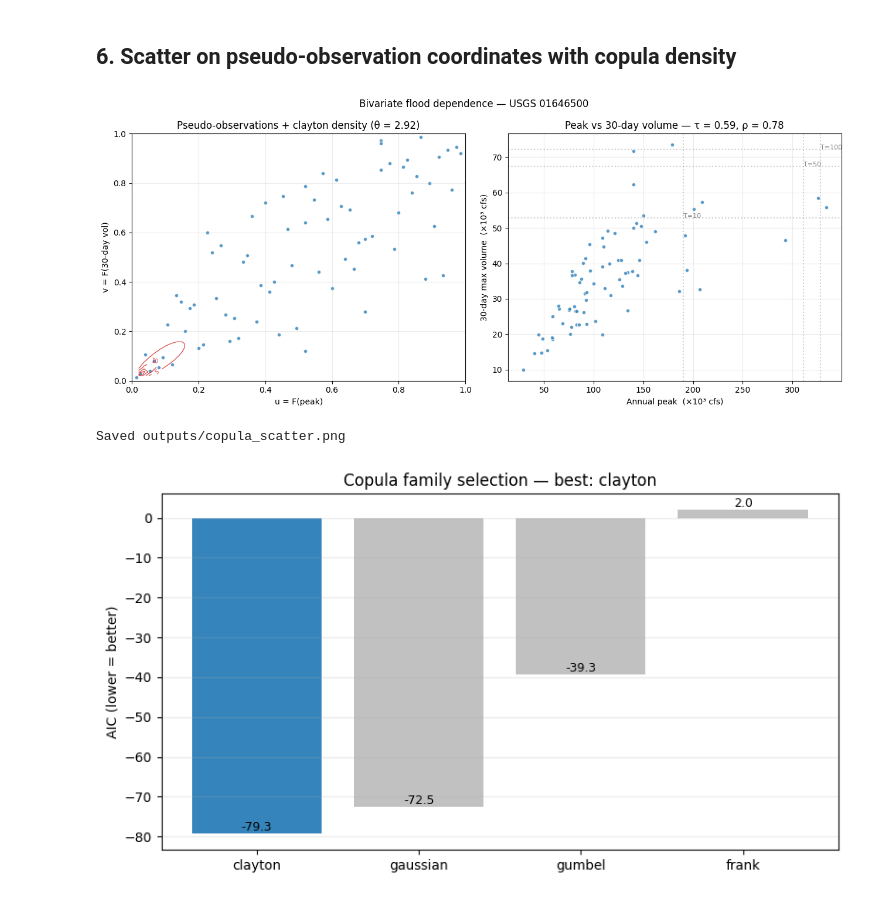
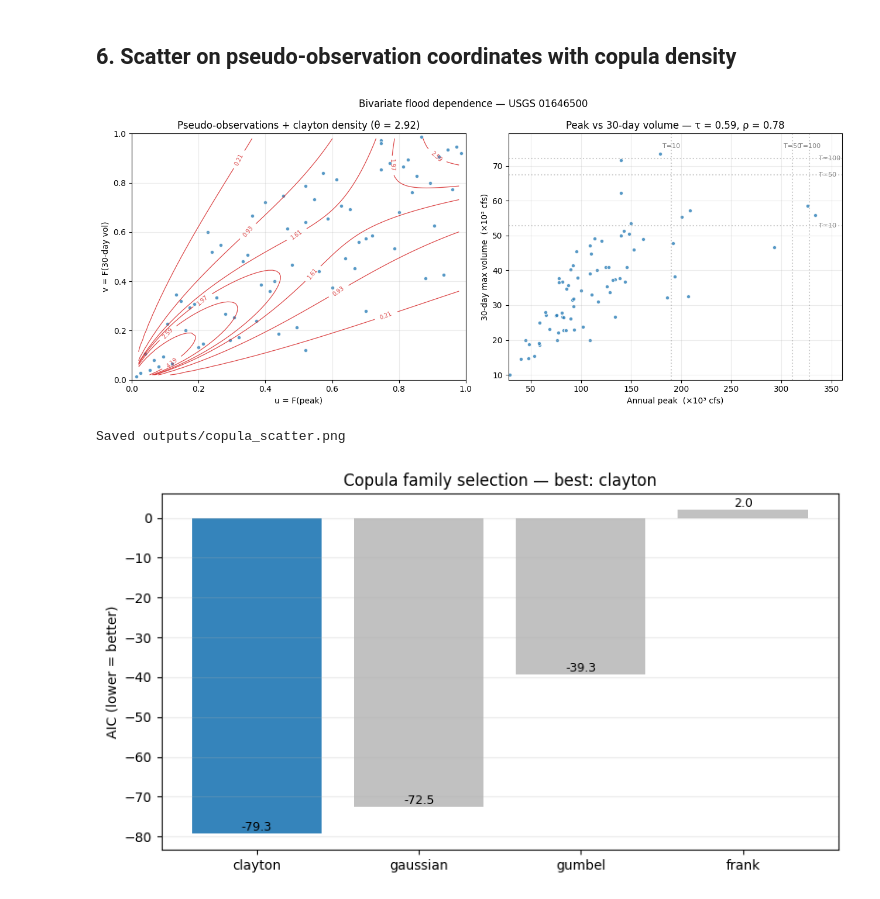
Before and after one commit to Rekin226/aquascope-demos, a Jupyter notebook: 05_potomac_copula/notebook.ipynb, the cells around one changed output. Drawn from its saved outputs; the diff is of its cells as text; code cells hidden in the pictures.

```diff
--- a/05_potomac_copula/notebook.ipynb
+++ b/05_potomac_copula/notebook.ipynb
@@ -213,41 +213,58 @@ Saved outputs/joint_return_periods.csv
 # %% [markdown]
 ## 6. Scatter on pseudo-observation coordinates with copula density
 # %%
-uu, vv = np.meshgrid(np.linspace(0.02, 0.98, 60), np.linspace(0.02, 0.98, 60))
+# Build the density grid on the unit square.
+uu, vv = np.meshgrid(np.linspace(0.02, 0.98, 80), np.linspace(0.02, 0.98, 80))
 den = np.zeros_like(uu)
 for i in range(uu.shape[0]):
     for j in range(uu.shape[1]):
         den[i, j] = copula_density(uu[i, j], vv[i, j], best.family, best.parameter)
 
+# Clayton has lower-tail dependence: density spikes near (0,0). Linear contour
+# levels collapse to one corner. Use quantile-based levels of the density grid
+# so contours span the whole panel where the copula has structure.
+qlevels = np.quantile(den[den > 0], [0.30, 0.55, 0.75, 0.88, 0.95, 0.985])
+qlevels = np.unique(np.round(qlevels, 4))
+
 fig, axes = plt.subplots(1, 2, figsize=(13, 5.5))
 axes[0].scatter(u, v, color="#1f77b4", s=22, alpha=0.75, edgecolor="white")
-cs = axes[0].contour(uu, vv, den, levels=8, colors="#d62728", linewidths=0.9, alpha=0.85)
-axes[0].clabel(cs, inline=True, fontsize=7)
+cs = axes[0].contour(uu, vv, den, levels=qlevels, colors="#d62728",
+                     linewidths=0.9, alpha=0.85)
+axes[0].clabel(cs, inline=True, fontsize=7, fmt="%.2f")
 axes[0].set_xlabel("u = F(peak)")
 axes[0].set_ylabel("v = F(30-day vol)")
 axes[0].set_title(f"Pseudo-observations + {best.family} density (θ = {best.parameter:.2f})")
 axes[0].set_xlim(0, 1)
 axes[0].set_ylim(0, 1)
 axes[0].grid(True, alpha=0.25)
 
 axes[1].scatter(x / 1e3, y / 1e3, color="#1f77b4", s=22, alpha=0.75, edgecolor="white")
+x_max = x.max() / 1e3
+y_max = y.max() / 1e3
 for T in [10, 50, 100]:
-    qx = np.quantile(x, 1 - 1 / T)
-    qy = np.quantile(y, 1 - 1 / T)
-    axes[1].axvline(qx / 1e3, color="grey", alpha=0.4, linestyle=":")
-    axes[1].axhline(qy / 1e3, color="grey", alpha=0.4, linestyle=":")
-    axes[1].annotate(f"T={T}", xy=(qx / 1e3, qy / 1e3), fontsize=8, color="grey")
+    qx = np.quantile(x, 1 - 1 / T) / 1e3
+    qy = np.quantile(y, 1 - 1 / T) / 1e3
+    axes[1].axvline(qx, color="grey", alpha=0.4, linestyle=":")
+    axes[1].axhline(qy, color="grey", alpha=0.4, linestyle=":")
+    # Pin labels to the axis margins (top for horizontal, right for vertical)
+    # so they never overlap data points.
+    axes[1].text(qx, y_max * 1.02, f"T={T}", fontsize=8, color="grey",
+                 ha="center", va="bottom")
+    axes[1].text(x_max * 1.01, qy, f"T={T}", fontsize=8, color="grey",
+                 ha="left", va="center")
+axes[1].set_xlim(x.min() / 1e3 * 0.95, x_max * 1.08)
+axes[1].set_ylim(y.min() / 1e3 * 0.85, y_max * 1.08)
 axes[1].set_xlabel("Annual peak  (×10³ cfs)")
 axes[1].set_ylabel("30-day max volume  (×10³ cfs)")
 axes[1].set_title(f"Peak vs 30-day volume — τ = {tau:.2f}, ρ = {rho:.2f}")
 axes[1].grid(True, alpha=0.25)
 fig.suptitle(f"Bivariate flood dependence — USGS {GAUGE_ID}", fontsize=12)
 fig.tight_layout()
 fig.savefig(OUTPUT_DIR / "copula_scatter.png", dpi=160)
 plt.show()
 print(f"Saved {OUTPUT_DIR / 'copula_scatter.png'}")
 # %% [output]
-[figure, old version]
+[figure, new version]
 Saved outputs/copula_scatter.png
 # %%
 fig, ax = plt.subplots(figsize=(8, 4.5))
```
Also changed, not shown: 12 other files.
